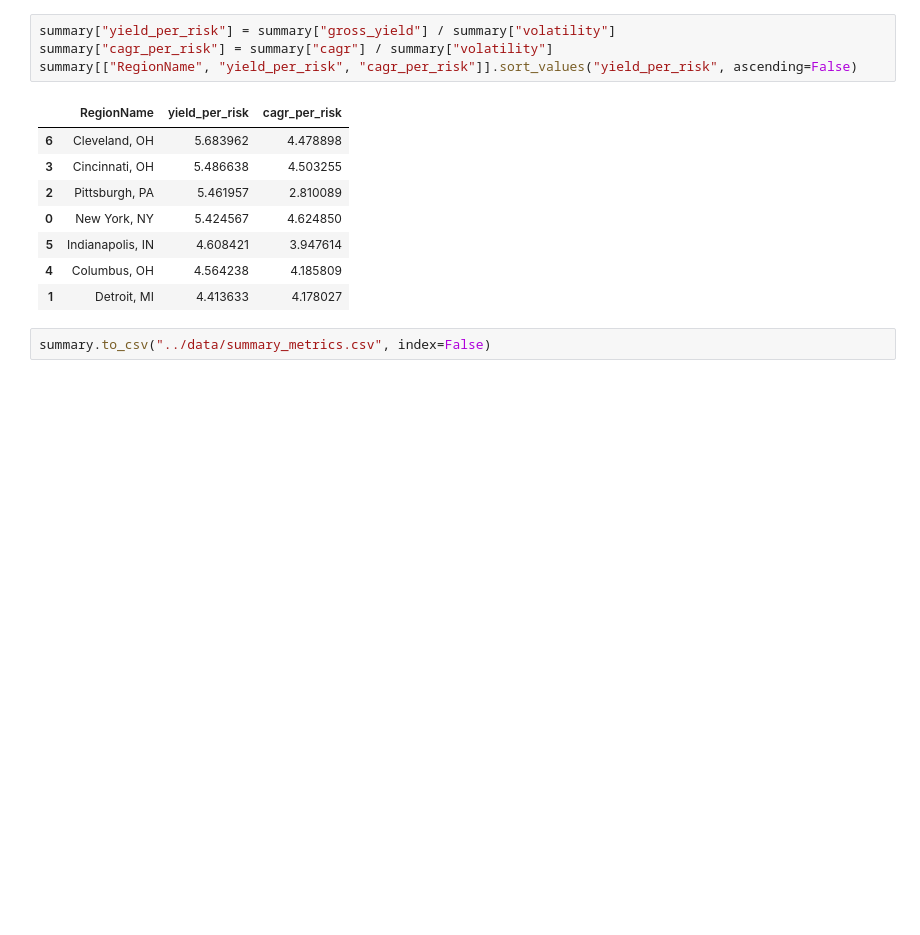
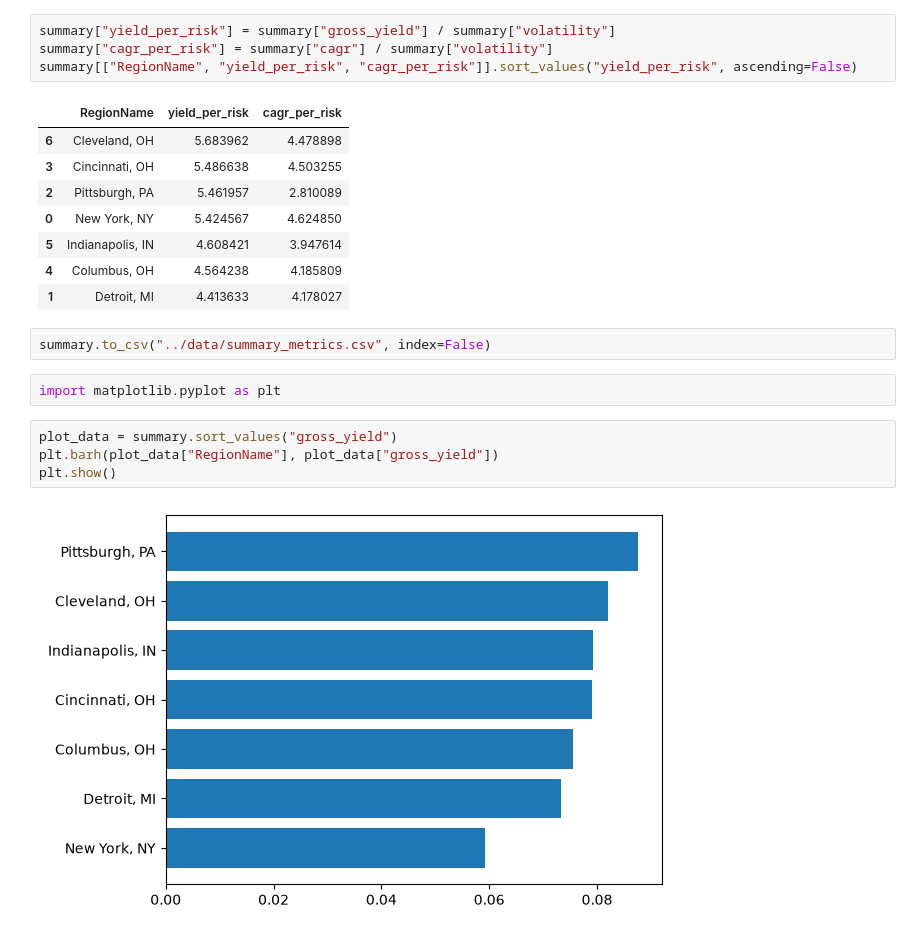
Before and after one commit to mrudangjikar/metro-housing-analysis, a Jupyter notebook: notebooks/metro_analysis.ipynb, the cells around one changed output. Drawn from its saved outputs; the diff is of its cells as text; blank space fills up the shorter version.

Commit message:
Add yield bar chart and yield-vs-appreciation scatter

```diff
--- a/notebooks/metro_analysis.ipynb
+++ b/notebooks/metro_analysis.ipynb
@@ -383,3 +383,11 @@ summary[["RegionName", "yield_per_risk", "cagr_per_risk"]].sort_values("yield_pe
 | 1 | Detroit, MI | 4.413633 | 4.178027 |
 # %%
 summary.to_csv("../data/summary_metrics.csv", index=False)
+# %%
+import matplotlib.pyplot as plt
+# %%
+plot_data = summary.sort_values("gross_yield")
+plt.barh(plot_data["RegionName"], plot_data["gross_yield"])
+plt.show()
+# %% [output]
+[figure, added]
```
Also changed, not shown: parts of 10 cells of this notebook, 2 other files.
